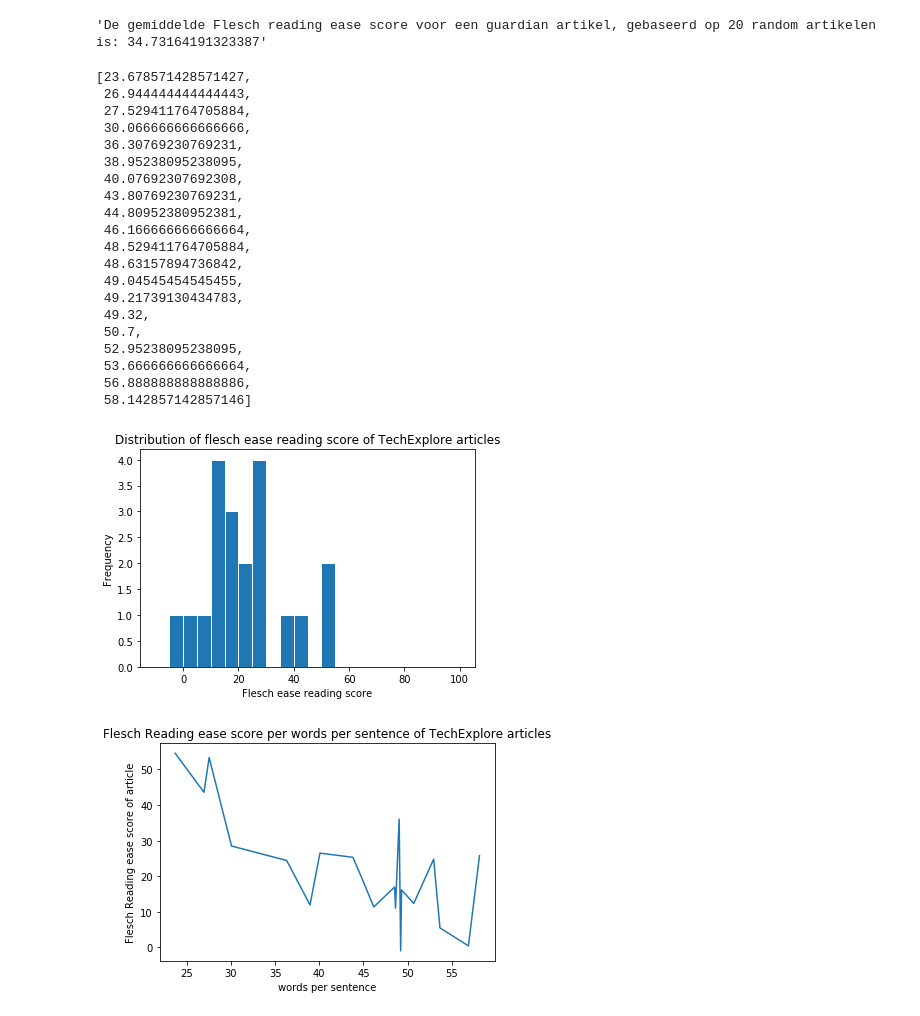
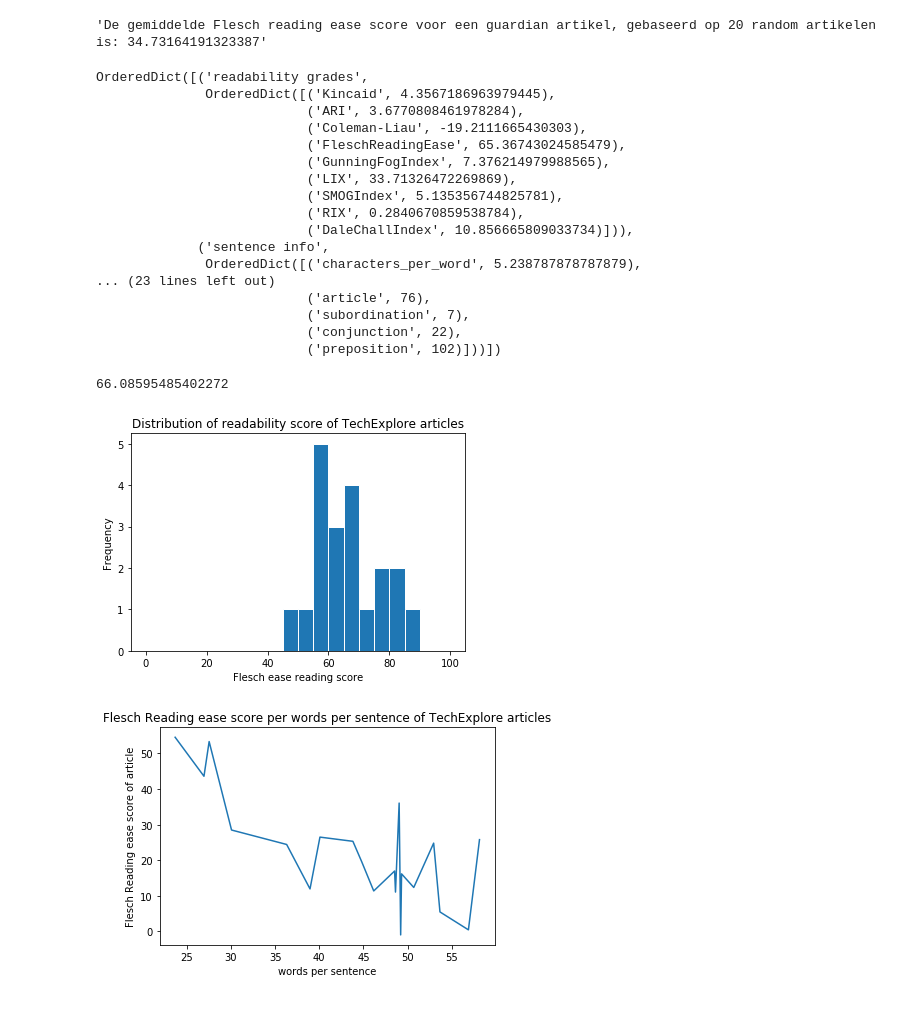
Before and after one commit to Ashmizzle/Thesis, a Jupyter notebook: Readability_scores_guardian_techexplore.ipynb, the cells around one changed output. Saved outputs shown, nothing was run; the diff lists cells and outputs as text; code cells hidden in the pictures.

```diff
--- a/Readability_scores_guardian_techexplore.ipynb
+++ b/Readability_scores_guardian_techexplore.ipynb
@@ -38,7 +38,7 @@ for file in os.listdir():
 wps = []
 guardian_scores = []
 for article in articles:
-
+    article = word_tokenize(article)
     # https://github.com/nltk/nltk_contrib/tree/master/nltk_contrib/readability
     score = readability.getmeasures(article, lang='en')
 
@@ -47,14 +47,15 @@ for article in articles:
     #guardian_scores.append(score)
     #guardian_scores.append(score['readability grades']['Kincaid'])
 
-    guardian_scores.append(score['readability grades']['FleschReadingEase'])
+    guardian_scores.append(score['readability grades']['DaleChallIndex'])
     wps.append(score['sentence info']['words_per_sentence'])
 #     print(score['sentence info']['words_per_sentence'])
-#     print(score['readability grades']['FleschReadingEase'])
+    print(score['readability grades']['DaleChallIndex'])
 
-#guardian_scores.sort()
-wps.sort()
-print(guardian_scores, wps)
+# wps.sort()
+#guardian_scores
+
+score
 
 #wps
 # %% [output]
@@ -121,7 +166,7 @@ for file in os.listdir():
 wps_tech = []
 tech_scores = []
 for article in articles:
-
+    article = word_tokenize(article)
     # https://github.com/nltk/nltk_contrib/tree/master/nltk_contrib/readability
     score = readability.getmeasures(article, lang='en')
 
@@ -133,38 +178,42 @@ for article in articles:
     #print(score['sentence info']['words_per_sentence'])
 
 
-wps_tech.sort()
-wps_tech
+score
 # %% [output]
-[23.678571428571427,
- 26.944444444444443,
- 27.529411764705884,
- 30.066666666666666,
- 36.30769230769231,
- 38.95238095238095,
- 40.07692307692308,
- 43.80769230769231,
- 44.80952380952381,
- 46.166666666666664,
- 48.529411764705884,
- 48.63157894736842,
- 49.04545454545455,
- 49.21739130434783,
- 49.32,
- 50.7,
- 52.95238095238095,
- 53.666666666666664,
- 56.888888888888886,
- 58.142857142857146]
+OrderedDict([('readability grades',
+              OrderedDict([('Kincaid', 4.3567186963979445),
+                           ('ARI', 3.6770808461978284),
+                           ('Coleman-Liau', -19.2111665430303),
+                           ('FleschReadingEase', 65.36743024585479),
+                           ('GunningFogIndex', 7.376214979988565),
+                           ('LIX', 33.71326472269869),
+                           ('SMOGIndex', 5.135356744825781),
+                           ('RIX', 0.2840670859538784),
+                           ('DaleChallIndex', 10.856665809033734)])),
+             ('sentence info',
+              OrderedDict([('characters_per_word', 5.238787878787879),
+... (23 lines left out)
+                           ('article', 76),
+                           ('subordination', 7),
+                           ('conjunction', 22),
+                           ('preposition', 102)]))])
+# %%
+average = sum(tech_scores) / len(tech_scores)
+print(average)
+
+#"""De gemiddelde Flesch reading ease score voor een Tech Explore artikel, gebaseerd op 20 random artikelen is: 24.13129033565529"""
+# %% [output]
+66.08595485402272
 # %%
-bins = [-10, -5, 0, 5, 10, 15, 20, 25, 30, 35, 40, 45, 50, 55, 60, 65, 70, 75, 80, 85, 90, 95, 100]
+bins = [0, 5, 10, 15, 20, 25, 30, 35, 40, 45, 50, 55, 60, 65, 70, 75, 80, 85, 90, 95, 100]
 plt.hist(tech_scores, bins=bins, edgecolor='w')
 plt.xlabel('Flesch ease reading score')
 plt.ylabel('Frequency')
-plt.title('Distribution of flesch ease reading score of TechExplore articles')
+plt.title('Distribution of readability score of TechExplore articles')
+#plt.savefig('tech_flesch_ease.jpeg')
 plt.show()
 # %% [output]
-[figure, old version]
+[figure, new version]
 # %%
 from matplotlib import pyplot as plt
 
```
Also changed, not shown: parts of 4 cells of this notebook.
